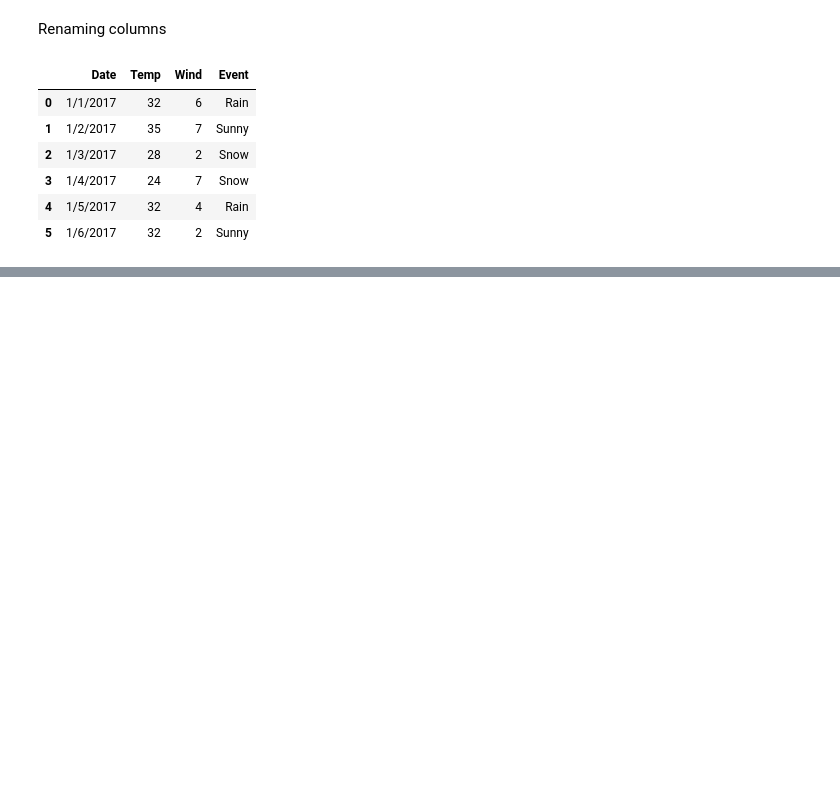
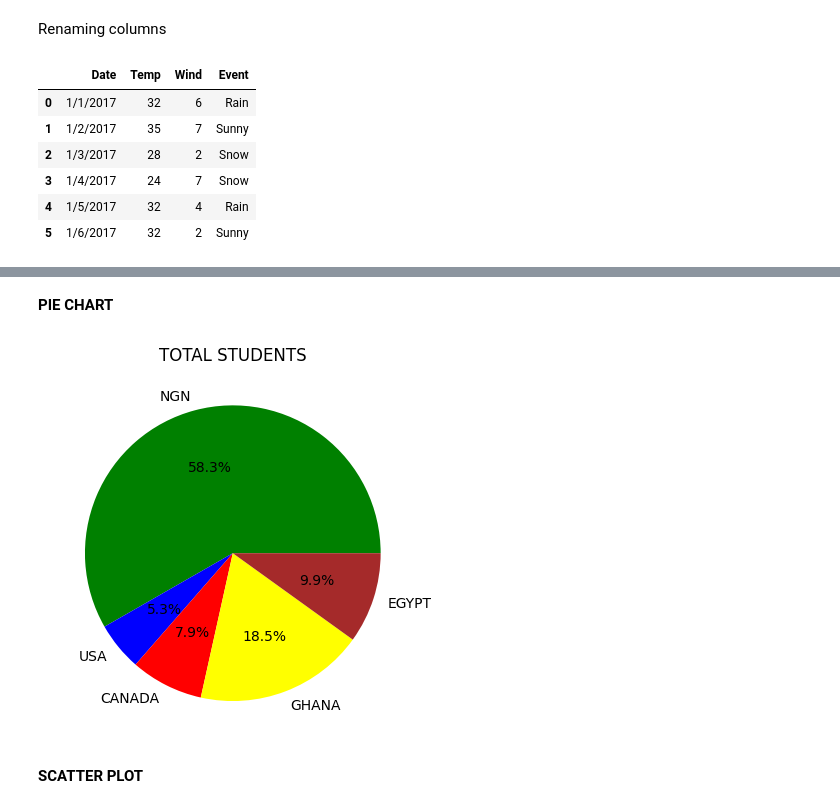
Before and after one commit to KoreDare/Python_Bootcamp, a Jupyter notebook: Python_Basics.ipynb, the cells around one changed output, grey strips where cells are left out. Drawn from its saved outputs; the diff is of its cells as text; code cells hidden in the pictures; blank space fills up the shorter version.

```diff
--- a/Python_Basics.ipynb
+++ b/Python_Basics.ipynb
@@ -986,0 +1004,13 @@ df2
+# %% [markdown]
+**PIE CHART**
+# %%
+country = ['NGN','USA','CANADA','GHANA','EGYPT']
+num_of_students = [88,8,12,28,15]
+
+plt.pie(num_of_students,labels=country,colors=['green','blue','red','yellow','brown'],autopct='%1.1f%%')
+plt.title('TOTAL STUDENTS')
+plt.show()
+# %% [output]
+[figure, added]
+# %% [markdown]
+**SCATTER PLOT**
```
Also changed, not shown: parts of 6 cells of this notebook.
